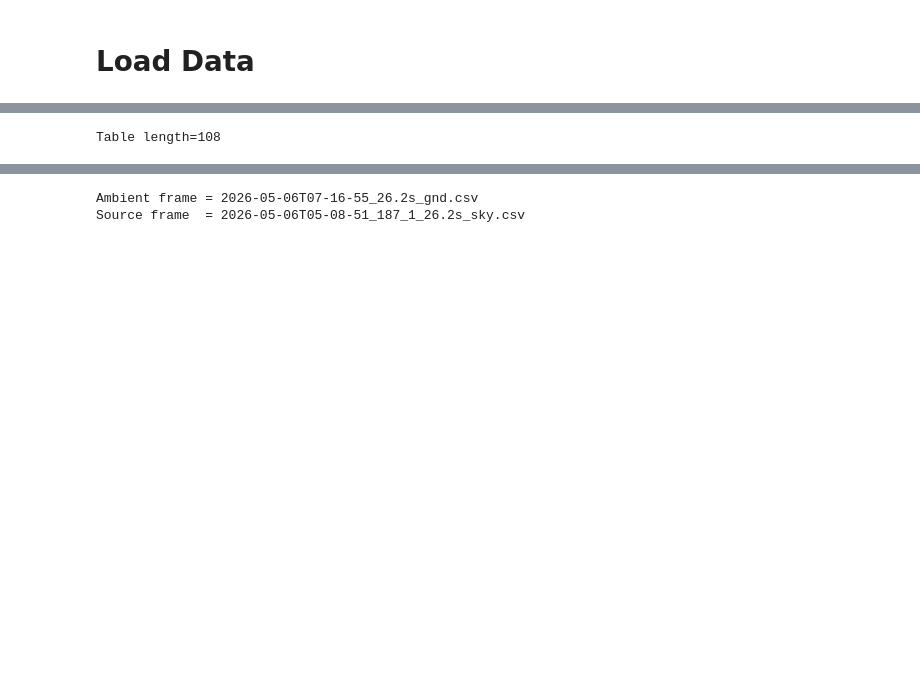
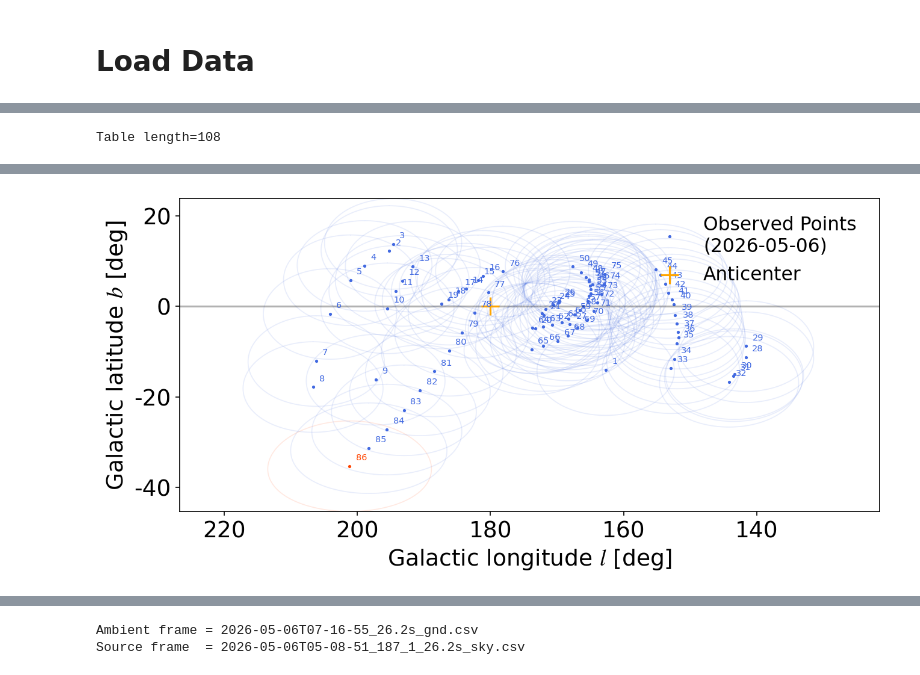
Before and after one commit to jiwon-astro/HI-obs, a Jupyter notebook: RadioLab.ipynb, the cells around one changed output, grey strips where cells are left out. Drawn from its saved outputs; the diff is of its cells as text; code cells hidden in the pictures; blank space fills up the shorter version.

```diff
--- a/RadioLab.ipynb
+++ b/RadioLab.ipynb
@@ -69,26 +74,27 @@ Exposure finished, 300 frame accumulated (t_exp = 26.21s)
 # %%
 log_path = list(get_log_dir().glob('log_*.csv'))[0]
 log = load_data(log_path)
-gnd_spectra, gnd_missing = load_spectra_from_list(log, exposure_type = 'gnd')
-gnd_flist = list(gnd_spectra.keys())
+obsdate = log['UT'][0].split('T')[0]
+fig, ax = plot_footprints(log, show_idx=True, label=f'\n({obsdate})')
 log
 # %% [output]
 Table length=108
 | UT | type | channel | obs_lat [deg] | obs_lon [deg] | alt [deg] | az [deg] | l [deg] | b [deg] | fcen [MHz] | ... |
 | str19 | str3 | int64 | float64 | float64 | float64 | float64 | float64 | float64 | float64 | ... |
 | 2026-05-06T04:23:40 | gnd | 1 | 36.36944444 | 127.36416667 | nan | nan | nan | nan | 1420.406 | ... |
 | 2026-05-06T04:24:20 | sky | 1 | 36.36944444 | 127.36416667 | 85.8 | 130.0 | 162.69 | -14.11 | 1420.406 | ... |
 | 2026-05-06T04:35:33 | gnd | 1 | 36.36944444 | 127.36416667 | nan | nan | nan | nan | 1420.406 | ... |
 | 2026-05-06T04:36:21 | sky | 1 | 36.36944444 | 127.36416667 | 47.4 | 98.0 | 195.19 | 12.19 | 1420.406 | ... |
 | 2026-05-06T04:38:34 | sky | 1 | 36.36944444 | 127.36416667 | 47.4 | 96.0 | 194.61 | 13.76 | 1420.406 | ... |
 | 2026-05-06T04:41:57 | sky | 1 | 36.36944444 | 127.36416667 | 47.1 | 106.0 | 198.89 | 8.9 | 1420.406 | ... |
 | 2026-05-06T04:44:06 | sky | 1 | 36.36944444 | 127.36416667 | 47.0 | 112.0 | 201.01 | 5.74 | 1420.406 | ... |
 | 2026-05-06T04:44:59 | sky | 1 | 36.36944444 | 127.36416667 | 46.7 | 124.0 | 204.09 | -1.71 | 1420.406 | ... |
 | 2026-05-06T04:46:54 | sky | 1 | 36.36944444 | 127.36416667 | 46.6 | 140.0 | 206.16 | -12.1 | 1420.406 | ... |
 | 2026-05-06T04:48:53 | sky | 1 | 36.36944444 | 127.36416667 | 46.4 | 149.0 | 206.63 | -17.85 | 1420.406 | ... |
 | ... | ... | ... | ... | ... | ... | ... | ... | ... | ... | ... |
 | 2026-05-06T07:13:47 | sky | 1 | 36.36944444 | 127.36416667 | 46.3 | 224.0 | 195.55 | -27.24 | 1420.406 | ... |
 | 2026-05-06T07:15:04 | gnd | 1 | 36.36944444 | 127.36416667 | nan | nan | nan | nan | 1420.406 | ... |
 | 2026-05-06T07:15:44 | sky | 1 | 36.36944444 | 127.36416667 | 41.3 | 224.0 | 198.26 | -31.35 | 1420.406 | ... |
 | 2026-05-06T07:16:55 | gnd | 1 | 36.36944444 | 127.36416667 | nan | nan | nan | nan | 1420.406 | ... |
 | 2026-05-06T07:17:37 | sky | 1 | 36.36944444 | 127.36416667 | 36.4 | 224.0 | 201.14 | -35.33 | 1420.406 | ... |
+[figure, added]
```
Also changed, not shown: parts of 7 cells of this notebook, 2 other files.
